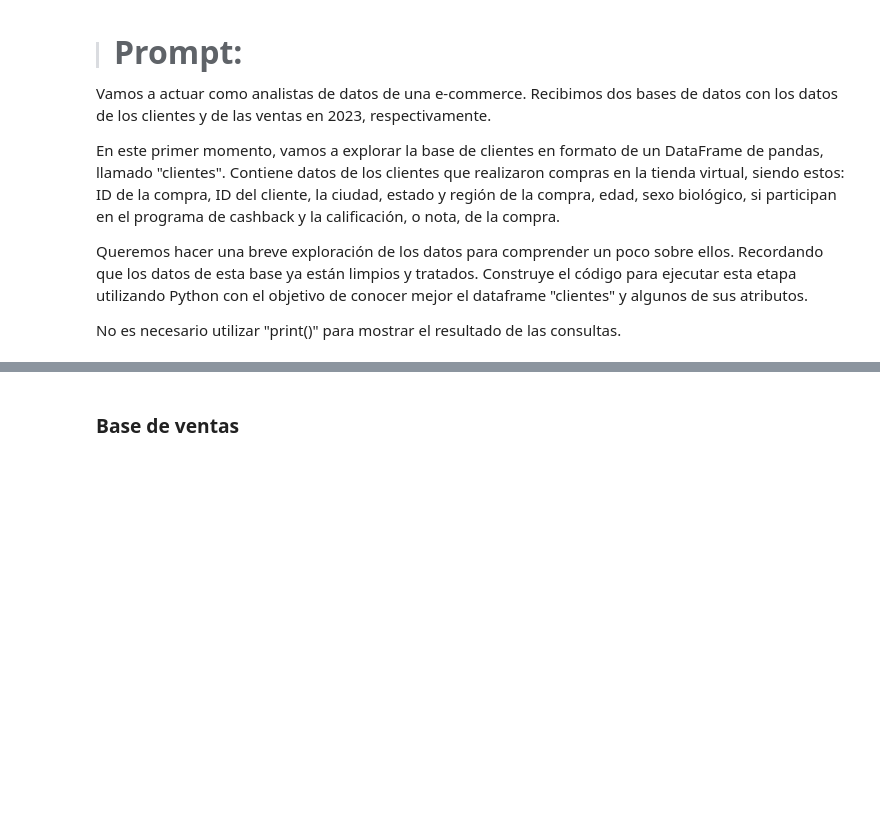
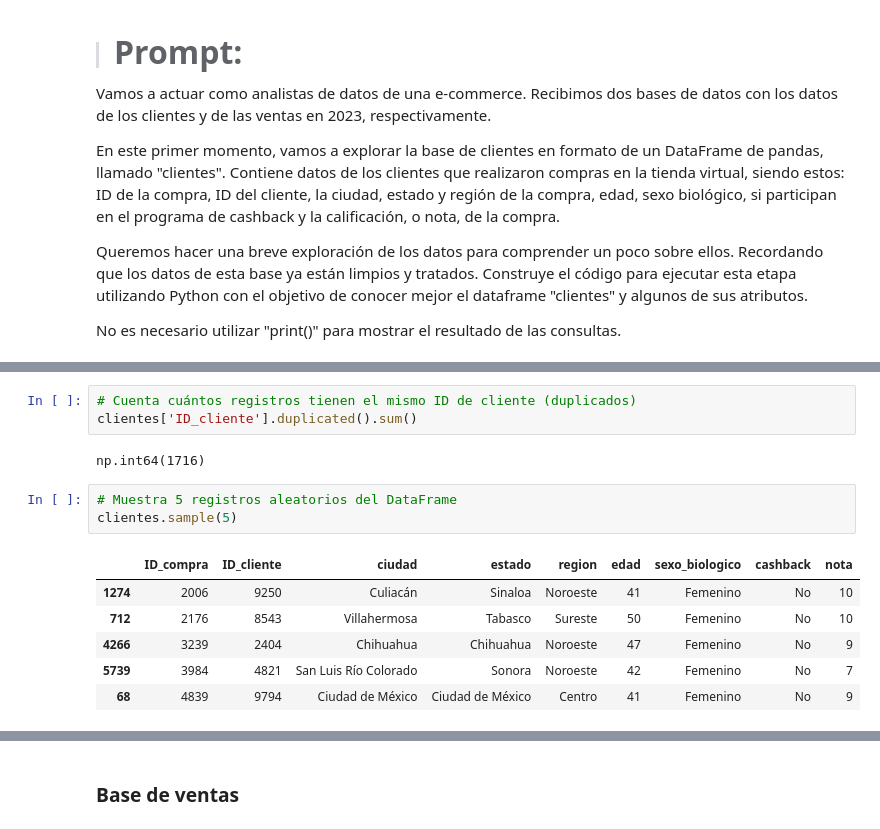
Before and after one commit to DanielRaiicHu/IA_aplicada_a_ciencia_de_datos, a Jupyter notebook: IA_aplicada_a_ciencia_de_datos.ipynb, the cells around one changed output, grey strips where cells are left out. Saved outputs shown, nothing was run; the diff lists cells and outputs as text; blank space fills up the shorter version.

```diff
--- a/IA_aplicada_a_ciencia_de_datos.ipynb
+++ b/IA_aplicada_a_ciencia_de_datos.ipynb
@@ -68,0 +265,15 @@ No es necesario utilizar "print()" para mostrar el resultado de las consultas.
+# %%
+# Cuenta cuántos registros tienen el mismo ID de cliente (duplicados)
+clientes['ID_cliente'].duplicated().sum()
+# %% [output]
+np.int64(1716)
+# %%
+# Muestra 5 registros aleatorios del DataFrame
+clientes.sample(5)
+# %% [output]
+|  | ID_compra | ID_cliente | ciudad | estado | region | edad | sexo_biologico | cashback | nota |
+| 1274 | 2006 | 9250 | Culiacán | Sinaloa | Noroeste | 41 | Femenino | No | 10 |
+| 712 | 2176 | 8543 | Villahermosa | Tabasco | Sureste | 50 | Femenino | No | 10 |
+| 4266 | 3239 | 2404 | Chihuahua | Chihuahua | Noroeste | 47 | Femenino | No | 9 |
+| 5739 | 3984 | 4821 | San Luis Río Colorado | Sonora | Noroeste | 42 | Femenino | No | 7 |
+| 68 | 4839 | 9794 | Ciudad de México | Ciudad de México | Centro | 41 | Femenino | No | 9 |
```
Also changed, not shown: parts of 38 cells of this notebook.
